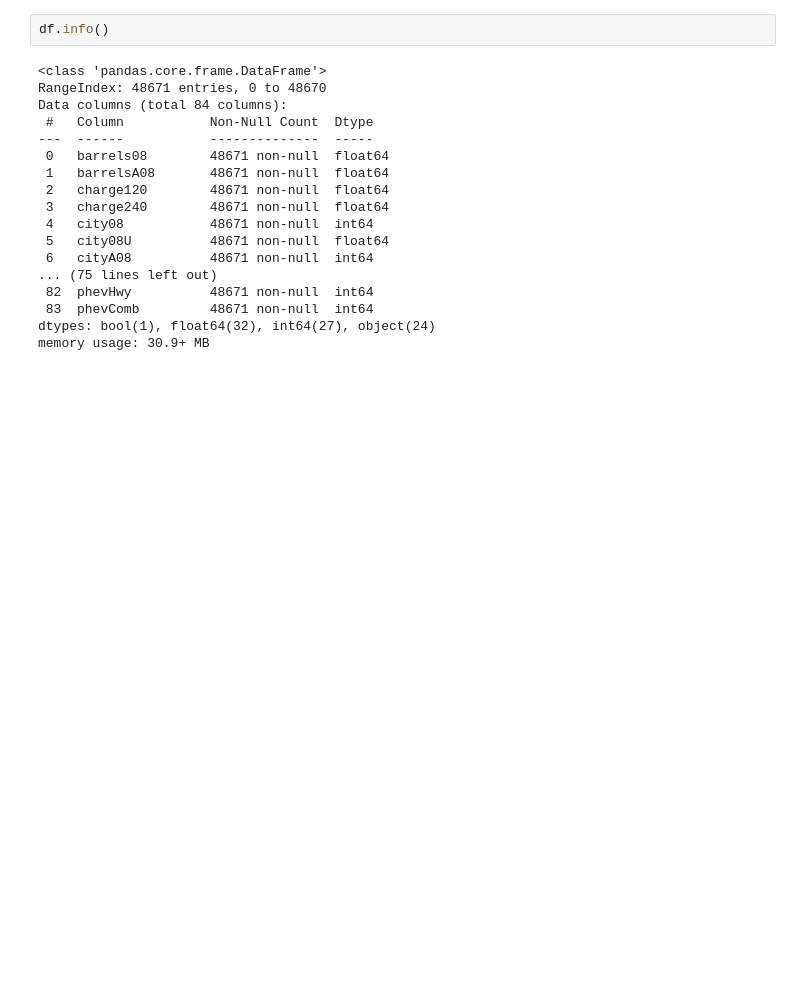
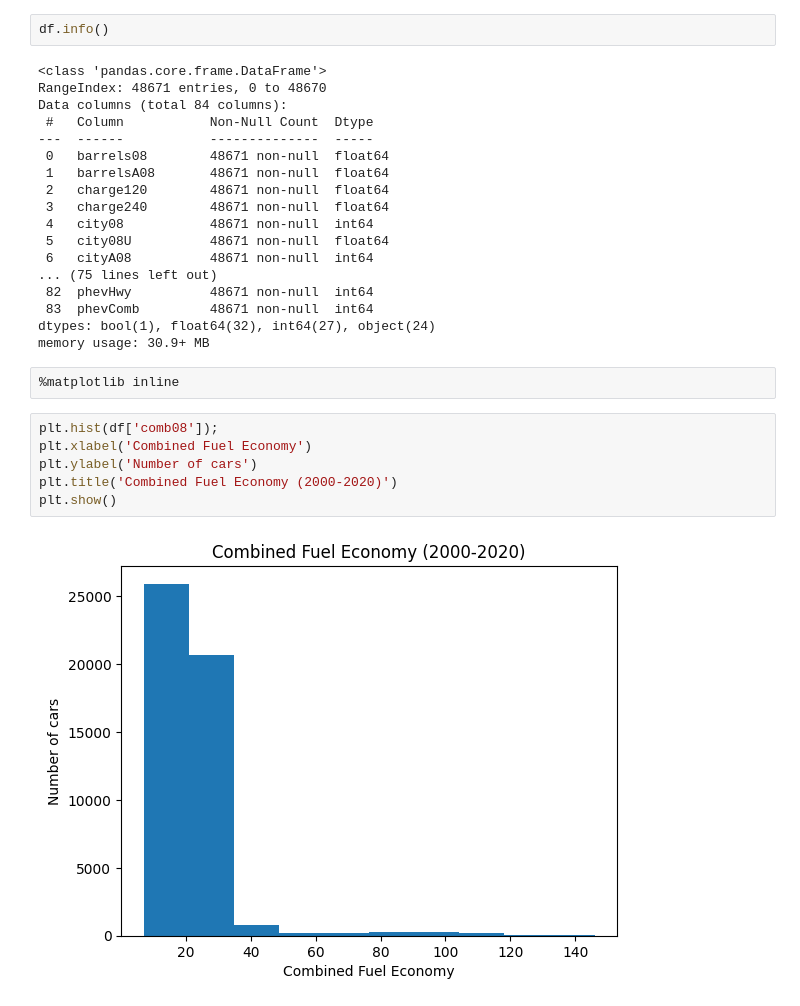
Before and after one commit to pbuller212/python-training, a Jupyter notebook: python-data-visualization/Chapter03.ipynb, the cells around one changed output. Cells and saved outputs as stored; diff of their text form; blank space fills up the shorter version.

Commit message:
chapter3 - basic matplotlib

```diff
--- a/python-data-visualization/Chapter03.ipynb
+++ b/python-data-visualization/Chapter03.ipynb
@@ -42,3 +42,13 @@ Data columns (total 84 columns):
  83  phevComb         48671 non-null  int64
 dtypes: bool(1), float64(32), int64(27), object(24)
 memory usage: 30.9+ MB
+# %%
+%matplotlib inline
+# %%
+plt.hist(df['comb08']);
+plt.xlabel('Combined Fuel Economy')
+plt.ylabel('Number of cars')
+plt.title('Combined Fuel Economy (2000-2020)')
+plt.show()
+# %% [output]
+[figure, added]
```
Also changed, not shown: parts of 15 cells of this notebook.
